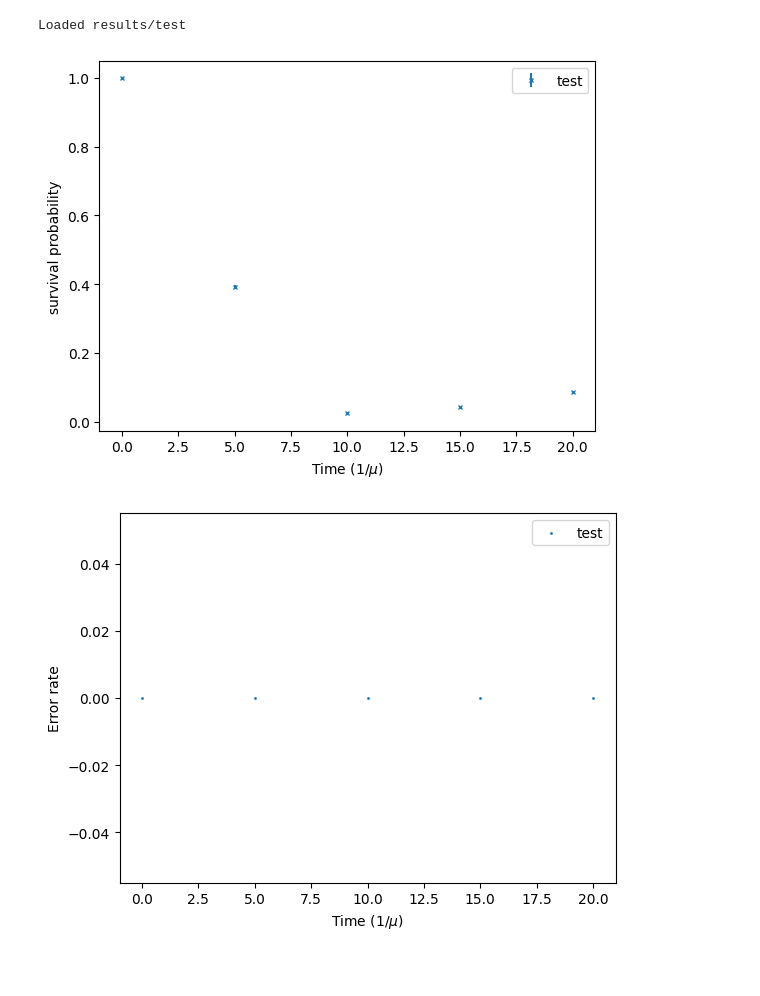
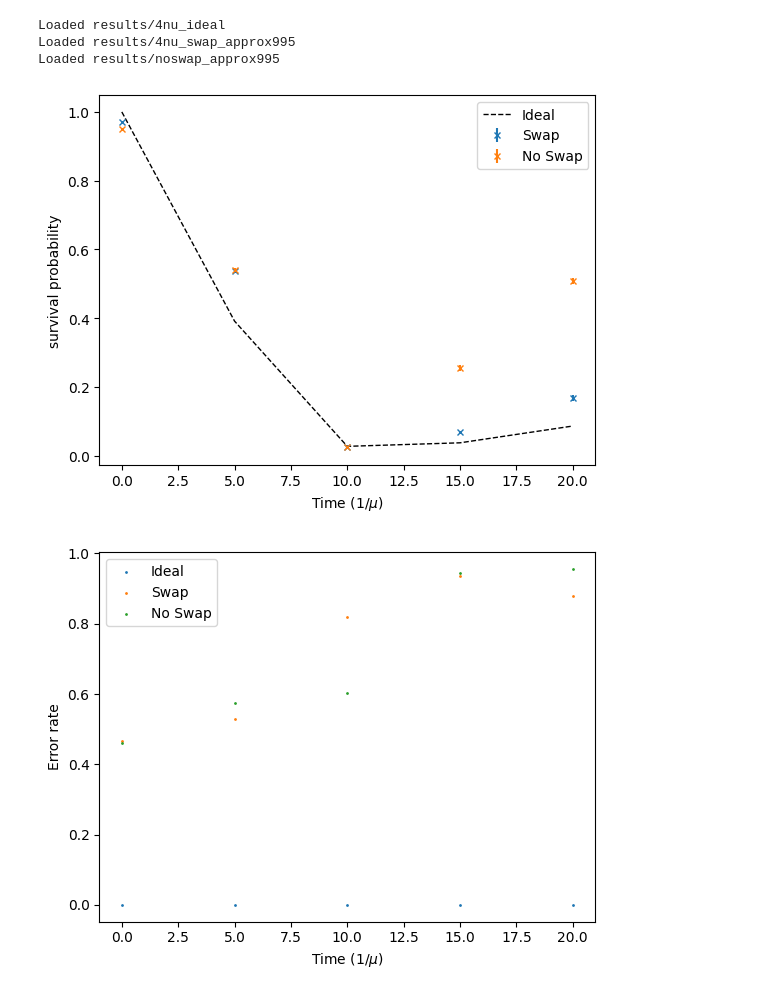
Before and after one commit to Ushakrhmn/Quantum-neutrino-Amol-Basu, a Jupyter notebook: SBN/plot_result.ipynb, the cells around one changed output. Cells and saved outputs as stored; diff of their text form; code cells hidden in the pictures; blank space fills up the shorter version.

```diff
--- a/SBN/plot_result.ipynb
+++ b/SBN/plot_result.ipynb
@@ -2,33 +2,38 @@
 import numpy as np
 import matplotlib.pyplot as plt
 # %%
-N = 1
+N = 3
 
-loc = ['results/test']
-names = ['test']
+loc = ['results/4nu_ideal', 'results/4nu_swap_approx995', 'results/noswap_approx995']
+names = ['Ideal', 'Swap', 'No Swap']
 
-savename = 'test'
+savename = 'swapcompare'
 
 T, P, Er, Sig = [], [], [], []
-for _ in range(N):
-    T.append(np.load(f'{loc[0]}_t.npy'))
-    P.append(np.load(f'{loc[0]}_p.npy'))
-    Er.append(np.load(f'{loc[0]}_error_rate.npy'))
-    Sig.append(np.load(f'{loc[0]}_staterror.npy'))
-    print(f'Loaded {loc[0]}')
+for i in range(N):
+    T.append(np.load(f'{loc[i]}_t.npy'))
+    P.append(np.load(f'{loc[i]}_p.npy'))
+    Er.append(np.load(f'{loc[i]}_error_rate.npy'))
+    Sig.append(np.load(f'{loc[i]}_staterror.npy'))
+    print(f'Loaded {loc[i]}')
 # %% [output]
-Loaded results/test
+Loaded results/4nu_ideal
+Loaded results/4nu_swap_approx995
+Loaded results/noswap_approx995
 # %%
 for i in range(N):
-    plt.errorbar(T[i], P[i], yerr=Sig[i], label=names[i], fmt='x', markersize=3)
+    if i == 0:
+        plt.plot(T[i], P[i], label=names[i], color='black', linewidth=1, linestyle='--')
+    else:
+        plt.errorbar(T[i], P[i], yerr=Sig[i], label=names[i], fmt='x', markersize=7.5)
 
 plt.xlabel(r'Time ($1/\mu$)')
 plt.ylabel('survival probability')
 plt.legend()
 
 plt.savefig(savename+".png")
 # %% [output]
-[figure, old version]
+[figure, new version]
 # %%
 for i in range(N):
     plt.scatter(T[i], Er[i], label=names[i], s=1)
@@ -38,4 +43,4 @@ plt.ylabel('Error rate')
 plt.legend()
 plt.savefig(savename+"_error_estimate.png")
 # %% [output]
-[figure, old version]
+[figure, new version]
```
Also changed, not shown: 4 other files.
